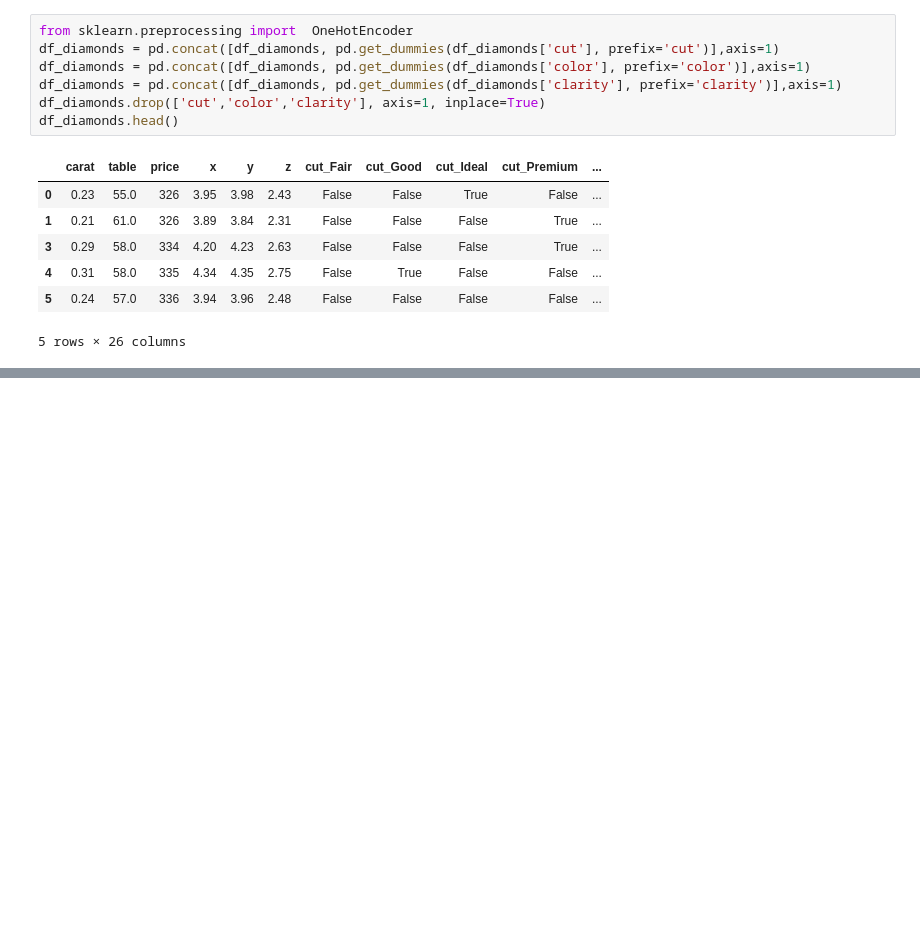
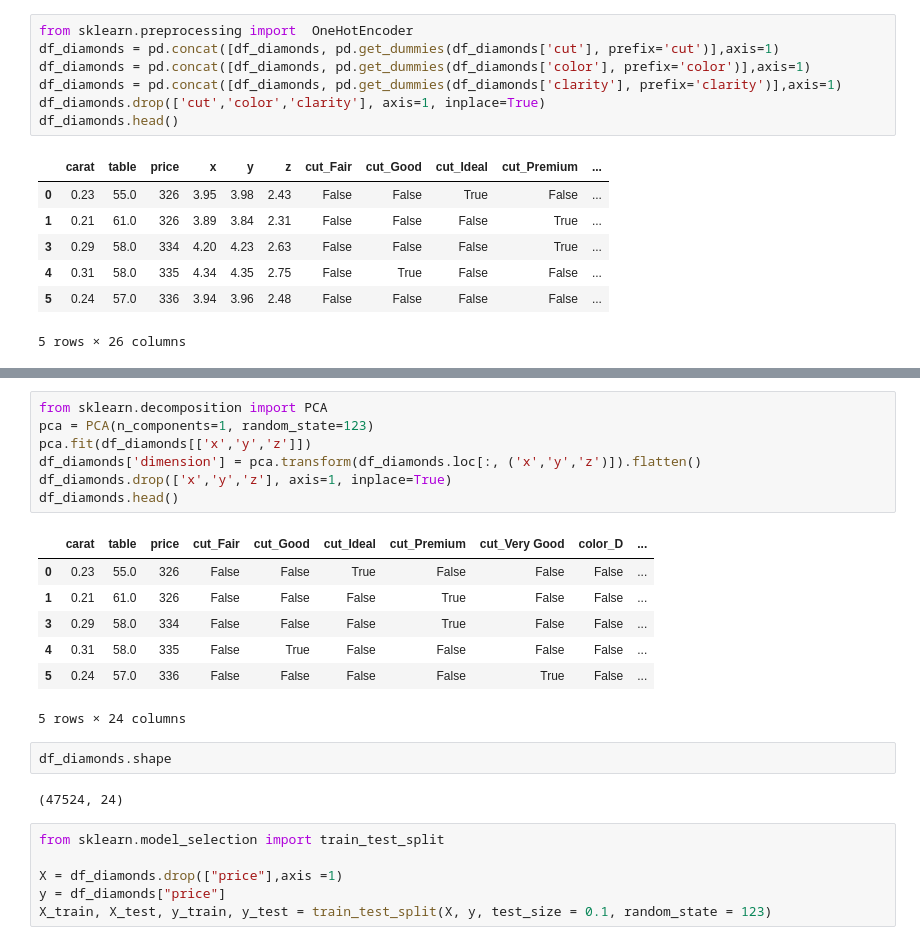
Before and after one commit to 337ubaid/dicoding-ml-terapan, a Jupyter notebook: predictive-analytics/diamond-predict.ipynb, the cells around one changed output, grey strips where cells are left out. Saved outputs shown, nothing was run; the diff lists cells and outputs as text; blank space fills up the shorter version.

```diff
--- a/predictive-analytics/diamond-predict.ipynb
+++ b/predictive-analytics/diamond-predict.ipynb
@@ -261,0 +268,25 @@ df_diamonds.head()
+# %%
+from sklearn.decomposition import PCA
+pca = PCA(n_components=1, random_state=123)
+pca.fit(df_diamonds[['x','y','z']])
+df_diamonds['dimension'] = pca.transform(df_diamonds.loc[:, ('x','y','z')]).flatten()
+df_diamonds.drop(['x','y','z'], axis=1, inplace=True)
+df_diamonds.head()
+# %% [output]
+|  | carat | table | price | cut_Fair | cut_Good | cut_Ideal | cut_Premium | cut_Very Good | color_D | ... |
+| 0 | 0.23 | 55.0 | 326 | False | False | True | False | False | False | ... |
+| 1 | 0.21 | 61.0 | 326 | False | False | False | True | False | False | ... |
+| 3 | 0.29 | 58.0 | 334 | False | False | False | True | False | False | ... |
+| 4 | 0.31 | 58.0 | 335 | False | True | False | False | False | False | ... |
+| 5 | 0.24 | 57.0 | 336 | False | False | False | False | True | False | ... |
+5 rows × 24 columns
+# %%
+df_diamonds.shape
+# %% [output]
+(47524, 24)
+# %%
+from sklearn.model_selection import train_test_split
+
+X = df_diamonds.drop(["price"],axis =1)
+y = df_diamonds["price"]
+X_train, X_test, y_train, y_test = train_test_split(X, y, test_size = 0.1, random_state = 123)
```
Also changed, not shown: parts of 30 cells of this notebook.
